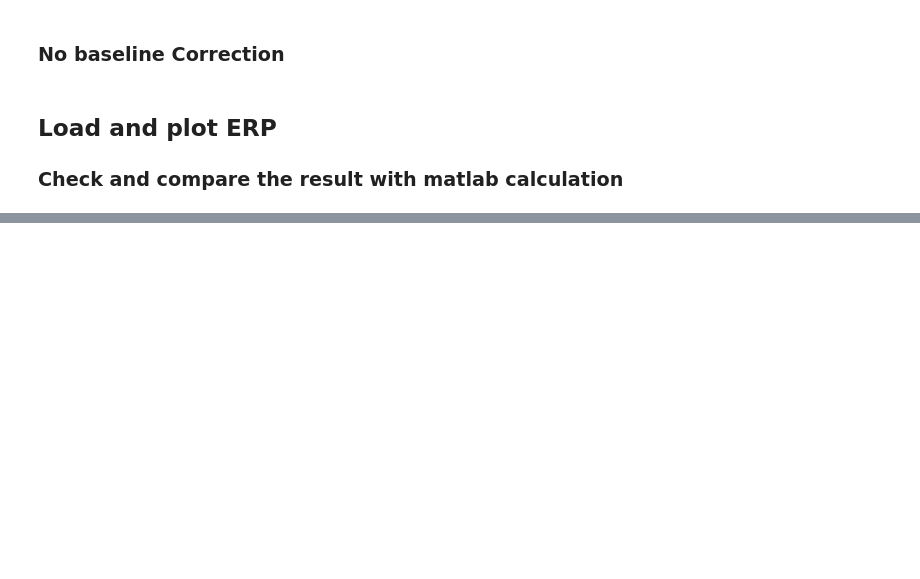
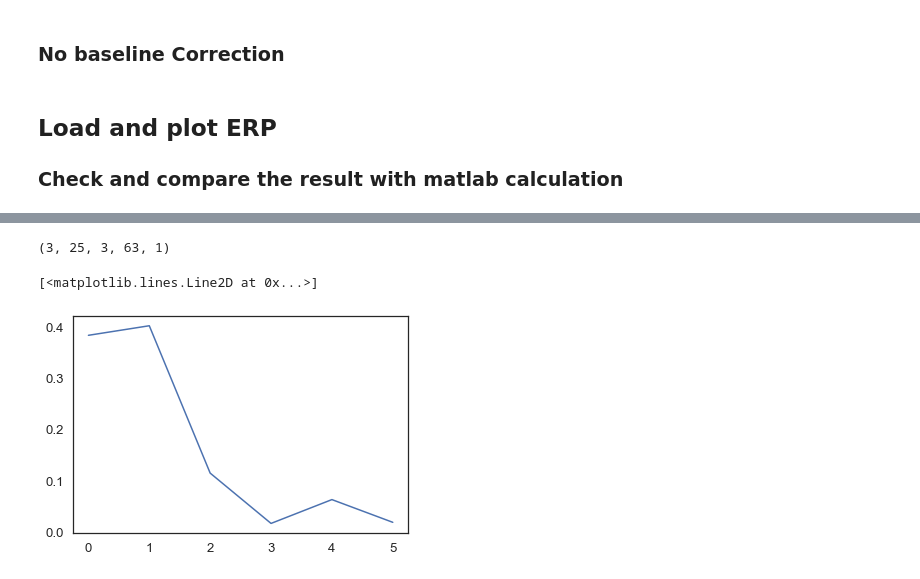
Before and after one commit to AIRLab-Sharif/Parkinson-PAC, a Jupyter notebook: python/ERP_calculation.ipynb, the cells around one changed output, grey strips where cells are left out. Drawn from its saved outputs; the diff is of its cells as text; code cells hidden in the pictures; blank space fills up the shorter version.

```diff
--- a/python/ERP_calculation.ipynb
+++ b/python/ERP_calculation.ipynb
@@ -346,18 +227,17 @@ Channel_num = 62
 subject_num = 34
 
 
-Path_to_save_file = os.path.join(Path,list_files_path_name['local_file_path'][subject_num],list_files_path_name['ERP_npy_file'][subject_num])
+Path_to_save_file = os.path.join(
+    Path, list_files_path_name['local_file_path'][subject_num], list_files_path_name['ERP_npy_file'][subject_num])
 test_ERP_array = np.load(Path_to_save_file)
 
 test_dict = scio.loadmat('..\matlab\\test_ERP.mat')
 ERP_matlab = test_dict['test_ERP']
 
 
-plt.plot(test_ERP_array[0,Channel_num,:])
+plt.plot(test_ERP_array[0, Channel_num, :])
 
 
-
-
-plt.plot(ERP_matlab[0,:])
+plt.plot(ERP_matlab[0, :])
 plt.legend(["ERP py", "ERP mat"])
 plt.show()
@@ -363,0 +327,7 @@ plt.show()
+# %%
+# Define type of window and it's length
+window_length = 300
+M = signal.windows.hamming(window_length, sym=False)
+Fs = 500
+freqs, ERP_collection_psd = signal.welch(
+    ERP_collection, Fs, window=M, nfft=601, scaling='spectrum')
@@ -363,0 +336,27 @@ plt.show()
+# %%
+power_bands = ['Delta', 'Theta', 'Alpha', 'Sigma', 'Beta', 'Gamma']
+power_bands_num = {'Delta': 0, 'Theta': 1,'Alpha': 2, 'Sigma': 3, 'Beta': 4, 'Gamma': 5}
+
+dict_fre_band = {'Delta': [1, 4.5], 'Theta': [4.75, 7.75], 'Alpha': [8, 12.25], 'Sigma': [12.5, 15], 'Beta': [15.25, 24.75], 'Gamma': [25, 34.75]}
+dict_fre_band_sample = {}
+step_fre = freqs[1]-freqs[0]
+for i in np.arange(6):
+    start_sample = int(dict_fre_band[power_bands[i]][0]//step_fre)
+    end_sample = int(dict_fre_band[power_bands[i]][1]//step_fre)
+    dict_fre_band_sample[power_bands[i]] = [start_sample, end_sample]
+# %%
+ERP_collection_power_band = np.zeros(shape=[3, 25, 3, 63, 6])
+for i in np.arange(6):
+    start_sample = dict_fre_band_sample[power_bands[i]][0]
+    end_sample = dict_fre_band_sample[power_bands[i]][1]
+    ERP_collection_power_band[:, :, :, :, i] = np.sum(
+    ERP_collection_psd[:, :, :, :, start_sample:end_sample], axis=4)
+# %%
+# plt.plot(ERP_collection_power_band[Group_num,Subject_num,Stimulus_num,ch_num,:])
+temp = np.expand_dims(np.sum(ERP_collection_power_band, axis=4), axis=4)
+print(temp.shape)
+ERP_collection_power_band_percentage = ERP_collection_power_band/temp
+# %% [output]
+(3, 25, 3, 63, 1)
+[<matplotlib.lines.Line2D at 0x...>]
+[figure, added]
```
Also changed, not shown: parts of 24 cells of this notebook, 7 other files.
